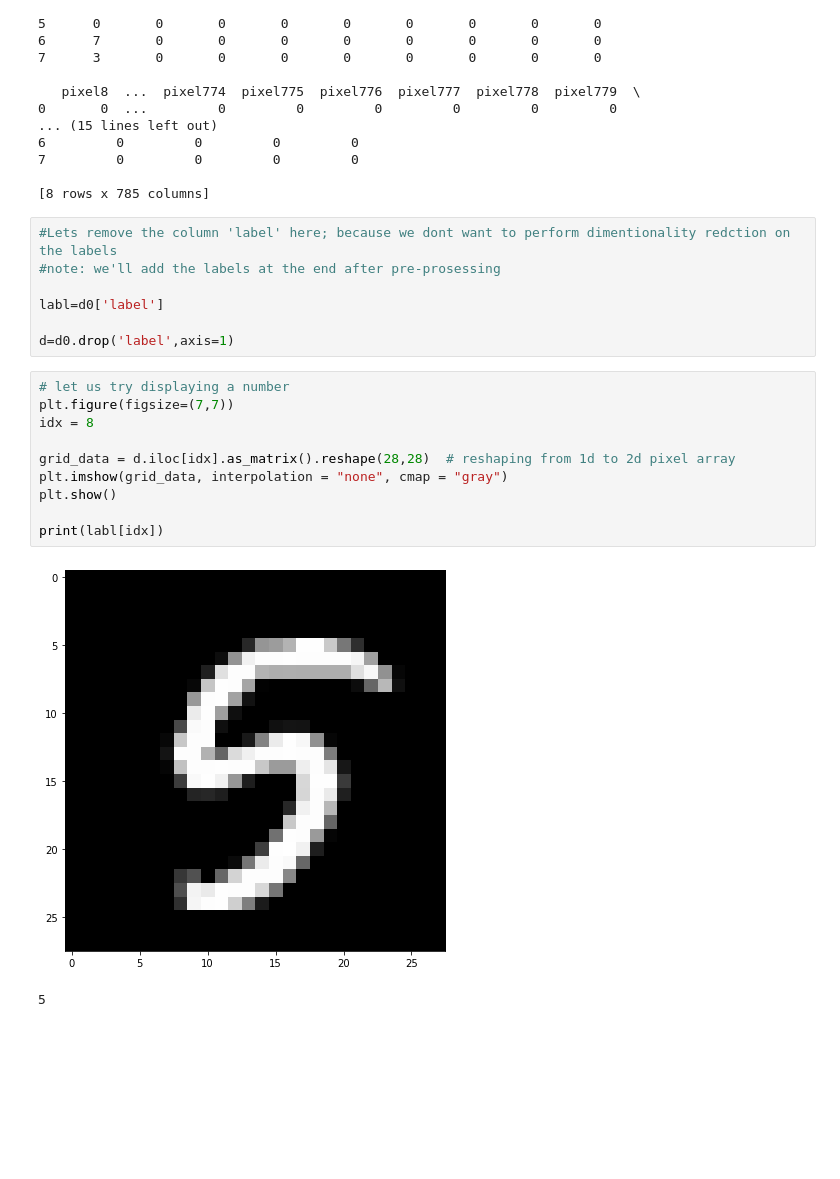
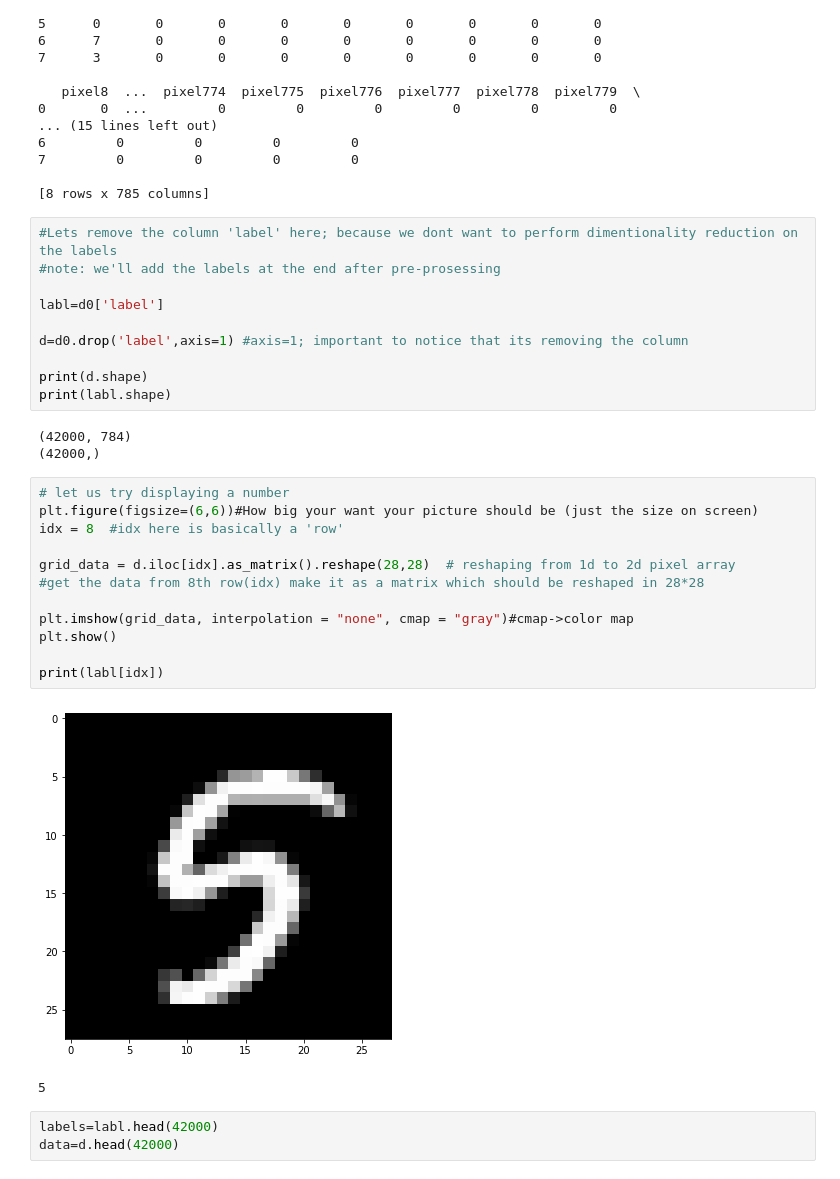
Before and after one commit to manoj-goli/Machine_learning_with_python-1_MNIST, a Jupyter notebook: ML_with_python 1 (DMR and Viz) on MNIST.ipynb, the cells around one changed output. Cells and saved outputs as stored; diff of their text form; blank space fills up the shorter version.

Commit message:
Visualizing the MNIST data in two ways

```diff
--- a/ML_with_python 1 (DMR and Viz) on MNIST.ipynb
+++ b/ML_with_python 1 (DMR and Viz) on MNIST.ipynb
@@ -29,22 +29,33 @@ print(d0.head(8)) #first 4 rows
 
 [8 rows x 785 columns]
 # %%
-#Lets remove the column 'label' here; because we dont want to perform dimentionality redction on the labels
+#Lets remove the column 'label' here; because we dont want to perform dimentionality reduction on the labels
 #note: we'll add the labels at the end after pre-prosessing
 
 labl=d0['label']
 
-d=d0.drop('label',axis=1)
+d=d0.drop('label',axis=1) #axis=1; important to notice that its removing the column
+
+print(d.shape)
+print(labl.shape)
+# %% [output]
+(42000, 784)
+(42000,)
 # %%
 # let us try displaying a number
-plt.figure(figsize=(7,7))
-idx = 8
+plt.figure(figsize=(6,6))#How big your want your picture should be (just the size on screen)
+idx = 8  #idx here is basically a 'row'
 
 grid_data = d.iloc[idx].as_matrix().reshape(28,28)  # reshaping from 1d to 2d pixel array
-plt.imshow(grid_data, interpolation = "none", cmap = "gray")
+#get the data from 8th row(idx) make it as a matrix which should be reshaped in 28*28
+
+plt.imshow(grid_data, interpolation = "none", cmap = "gray")#cmap->color map
 plt.show()
 
 print(labl[idx])
 # %% [output]
-[figure, old version]
+[figure, new version]
 5
+# %%
+labels=labl.head(42000)
+data=d.head(42000)
```
Also changed, not shown: parts of 11 cells of this notebook.
